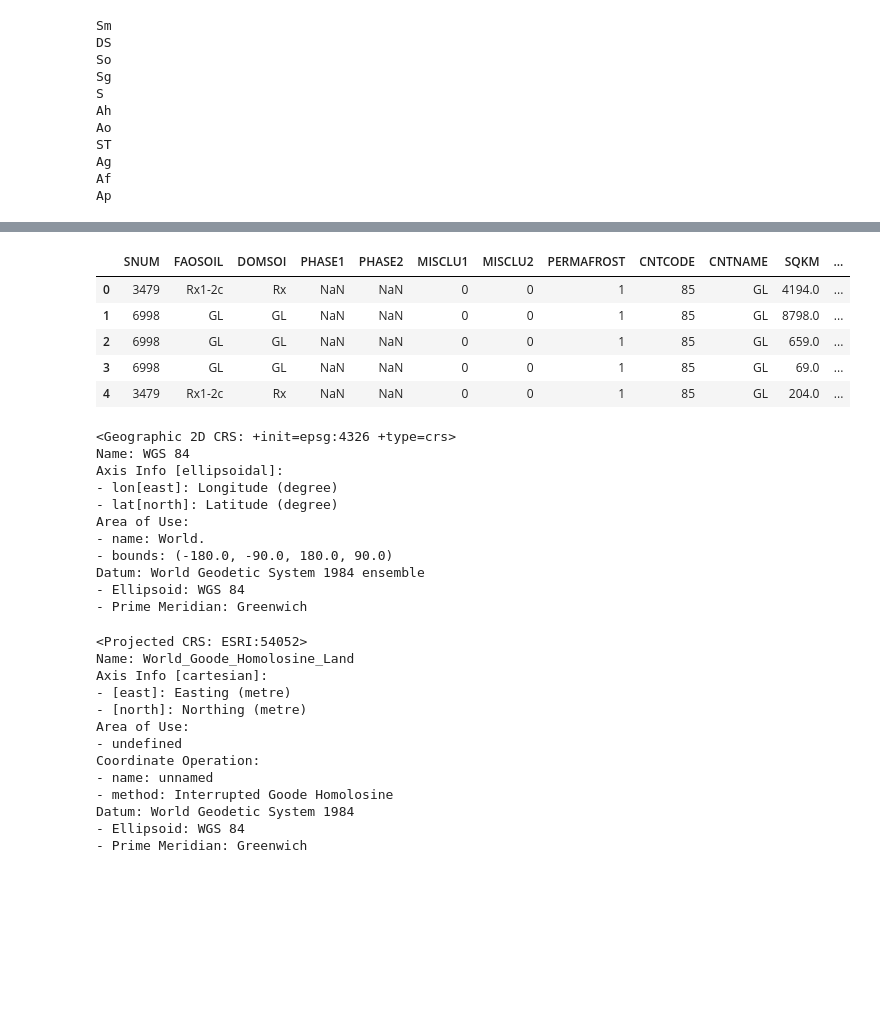
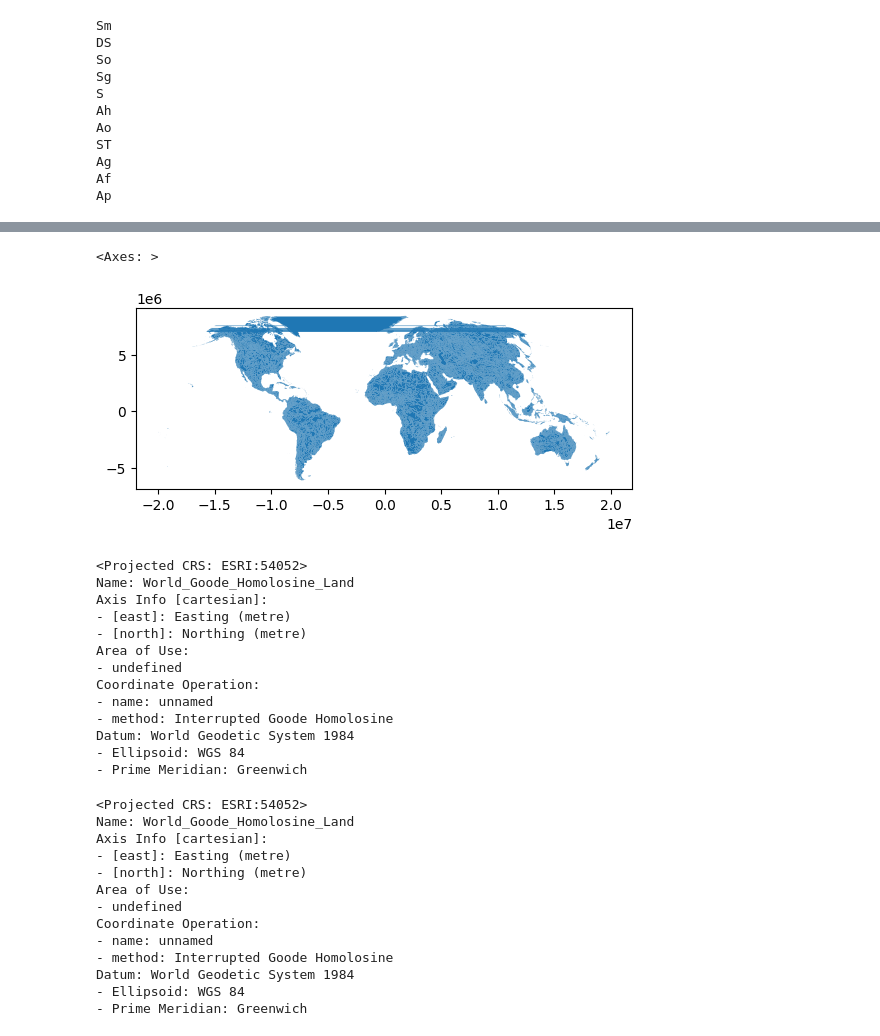
Before and after one commit to thomasghobril/apparitionAgriculture, a Jupyter notebook: extract_DMSW.ipynb, the cells around one changed output, grey strips where cells are left out. Cells and saved outputs as stored; diff of their text form; code cells hidden in the pictures; blank space fills up the shorter version.

```diff
--- a/extract_DMSW.ipynb
+++ b/extract_DMSW.ipynb
@@ -66,7 +66,4 @@ shapes.cx[:, :-10].plot(column="alluvial")
 # %%
 shapes = gpd.read_file("..\DSMW.shp")
 shapes_simu = gpd.read_file("..\World.shp")
-shapes.set_crs(epsg=4326)
-shapes.to_crs(shapes_simu.crs)
-shapes.crs
 # %% [output]
@@ -74,24 +81,22 @@ None
 # %%
-shapes.head()
+shapes.plot()
 # %% [output]
-|  | SNUM | FAOSOIL | DOMSOI | PHASE1 | PHASE2 | MISCLU1 | MISCLU2 | PERMAFROST | CNTCODE | CNTNAME | SQKM | ... |
-| 0 | 3479 | Rx1-2c | Rx | NaN | NaN | 0 | 0 | 1 | 85 | GL | 4194.0 | ... |
-| 1 | 6998 | GL | GL | NaN | NaN | 0 | 0 | 1 | 85 | GL | 8798.0 | ... |
-| 2 | 6998 | GL | GL | NaN | NaN | 0 | 0 | 1 | 85 | GL | 659.0 | ... |
-| 3 | 6998 | GL | GL | NaN | NaN | 0 | 0 | 1 | 85 | GL | 69.0 | ... |
-| 4 | 3479 | Rx1-2c | Rx | NaN | NaN | 0 | 0 | 1 | 85 | GL | 204.0 | ... |
+<Axes: >
+[figure, added]
 # %%
 shapes.crs
 # %% [output]
-<Geographic 2D CRS: +init=epsg:4326 +type=crs>
-Name: WGS 84
-Axis Info [ellipsoidal]:
-- lon[east]: Longitude (degree)
-- lat[north]: Latitude (degree)
+<Projected CRS: ESRI:54052>
+Name: World_Goode_Homolosine_Land
+Axis Info [cartesian]:
+- [east]: Easting (metre)
+- [north]: Northing (metre)
 Area of Use:
-- name: World.
-- bounds: (-180.0, -90.0, 180.0, 90.0)
-Datum: World Geodetic System 1984 ensemble
+- undefined
+Coordinate Operation:
+- name: unnamed
+- method: Interrupted Goode Homolosine
+Datum: World Geodetic System 1984
 - Ellipsoid: WGS 84
 - Prime Meridian: Greenwich
 # %%
```
Also changed, not shown: parts of 6 cells of this notebook.
